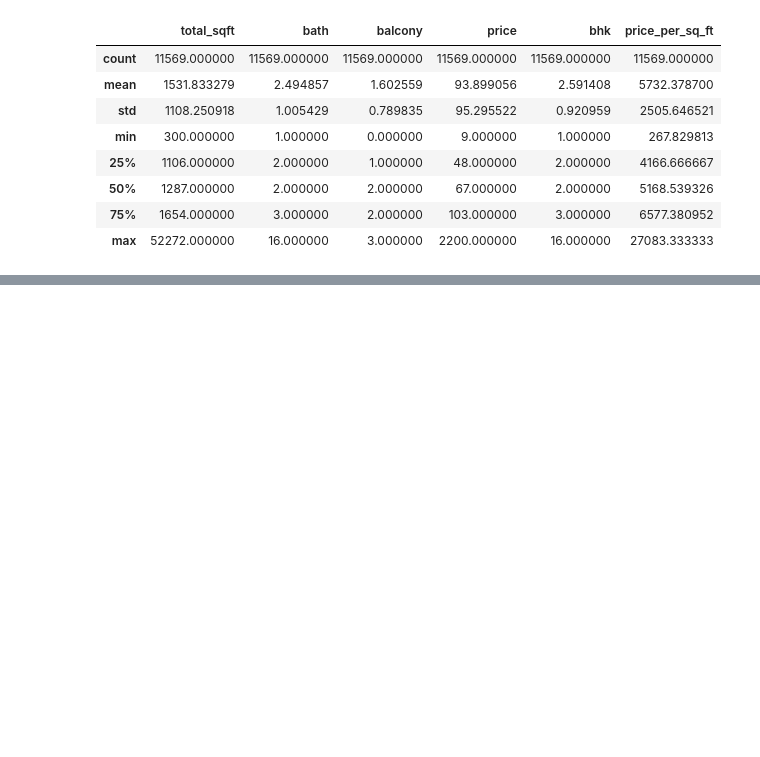
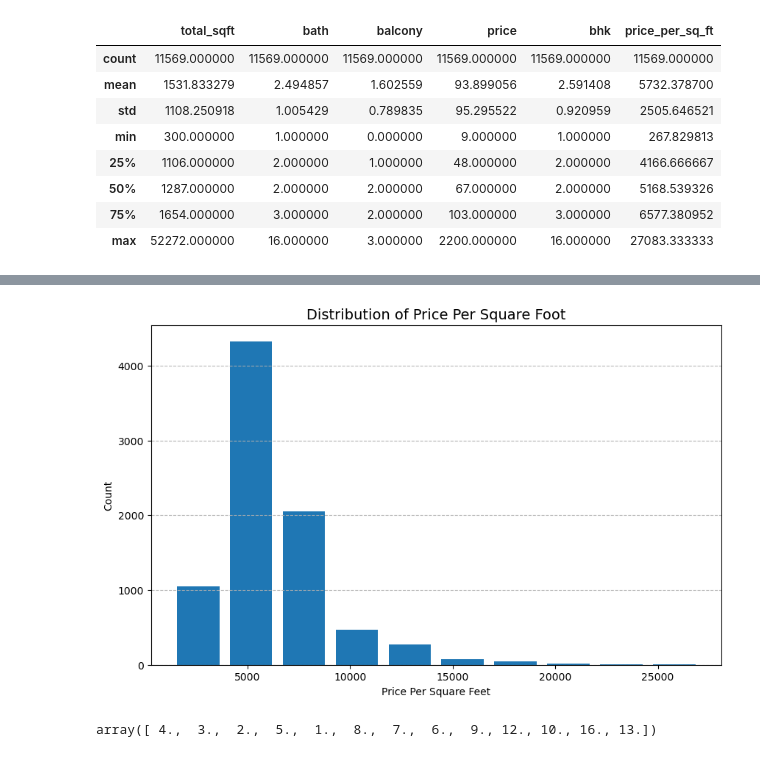
Before and after one commit to rkpm22/bengaluru_house_price_prediction, a Jupyter notebook: src/ML_notebook.ipynb, the cells around one changed output, grey strips where cells are left out. Cells and saved outputs as stored; diff of their text form; code cells hidden in the pictures; blank space fills up the shorter version.

```diff
--- a/src/ML_notebook.ipynb
+++ b/src/ML_notebook.ipynb
@@ -548,0 +579,13 @@ plot_scatter_plot(df10, 'Rajaji Nagar')
+# %%
+plt.figure(figsize = (10,6))
+plt.hist(df11['price_per_sq_ft'], rwidth = 0.8)
+plt.xlabel('Price Per Square Feet')
+plt.ylabel('Count')
+plt.title('Distribution of Price Per Square Foot', fontsize=14)
+plt.grid(axis='y', linestyle='--', alpha=0.9)
+# %% [output]
+[figure, added]
+# %%
+df11.bath.unique()
+# %% [output]
+array([ 4.,  3.,  2.,  5.,  1.,  8.,  7.,  6.,  9., 12., 10., 16., 13.])
```
Also changed, not shown: parts of 35 cells of this notebook.
